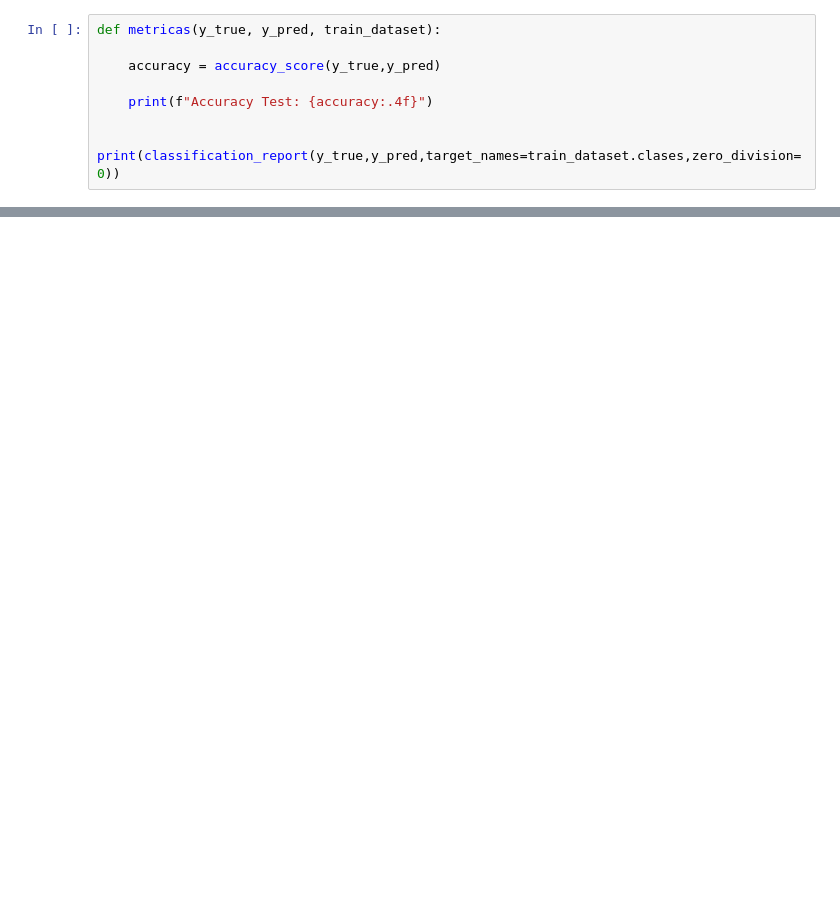
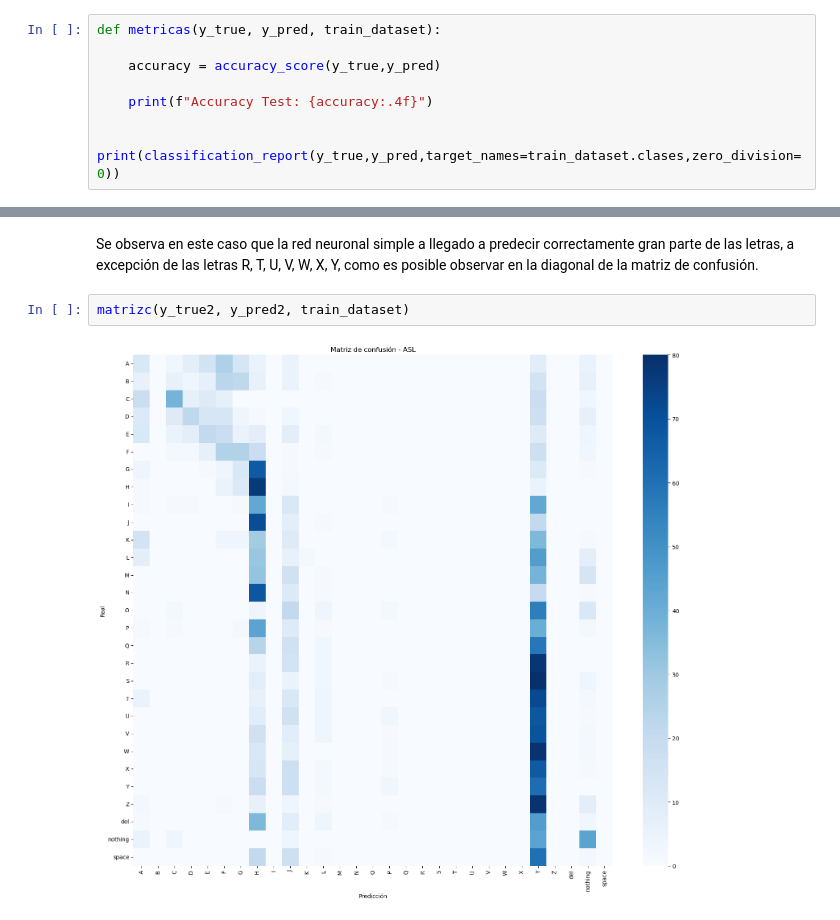
Before and after one commit to ricrod01/LABORATORIO_3_DS, a Jupyter notebook: Modelos.ipynb, the cells around one changed output, grey strips where cells are left out. Drawn from its saved outputs; the diff is of its cells as text; blank space fills up the shorter version.

```diff
--- a/Modelos.ipynb
+++ b/Modelos.ipynb
@@ -746,0 +765,6 @@ weighted avg       0.45      0.41      0.40      2928
+# %% [markdown]
+Se observa en este caso que la red neuronal simple a llegado a predecir correctamente gran parte de las letras, a excepción de las letras R, T, U, V, W, X, Y, como es posible observar en la diagonal de la matriz de confusión.
+# %%
+matrizc(y_true2, y_pred2, train_dataset)
+# %% [output]
+[figure, added]
```
Also changed, not shown: parts of 20 cells of this notebook.
